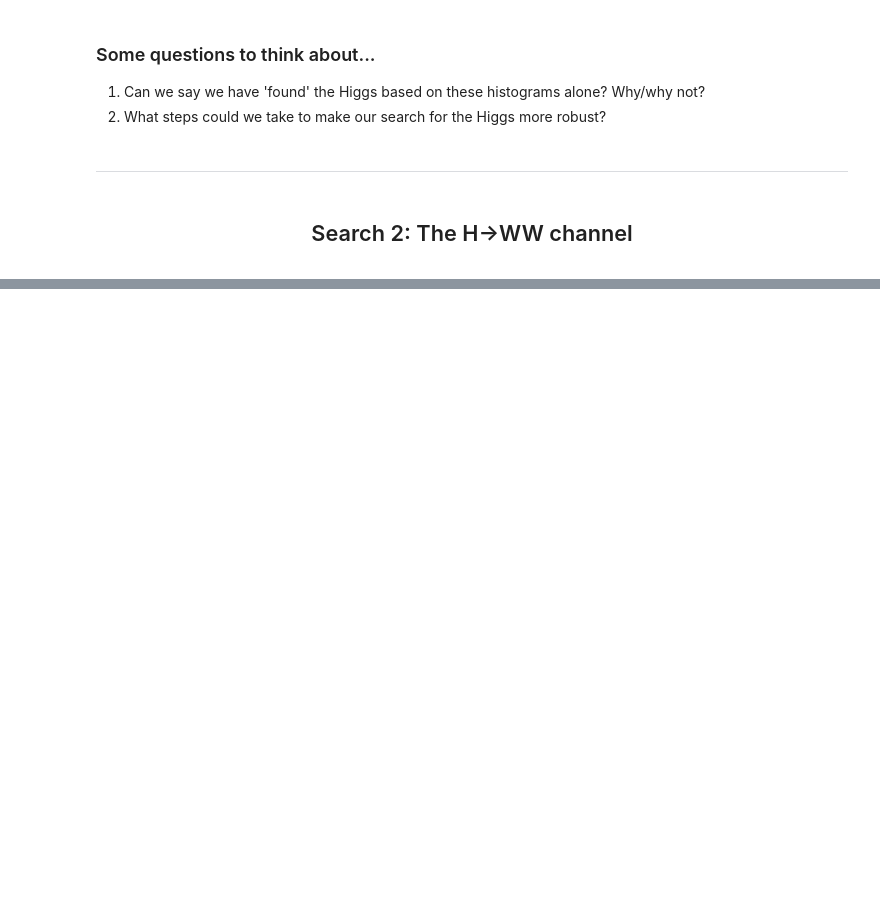
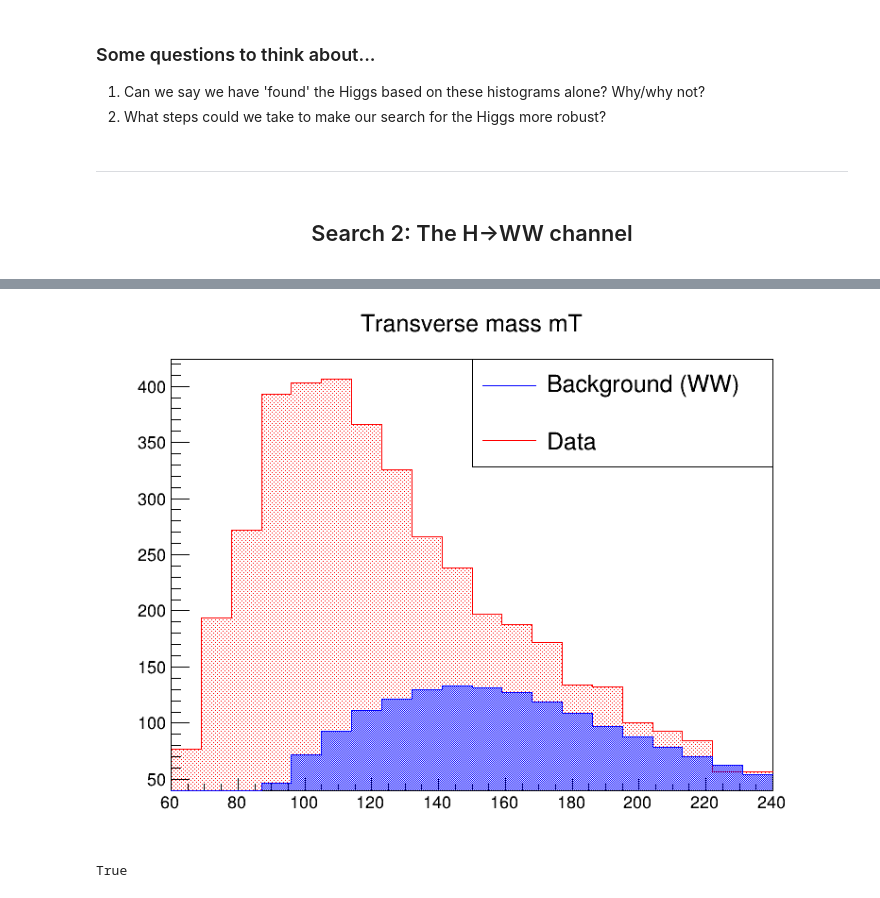
Before and after one commit to olaiya/notebooks-collection-opendata, a Jupyter notebook: Co-Creation3_HiggsSearch.ipynb, the cells around one changed output, grey strips where cells are left out. Drawn from its saved outputs; the diff is of its cells as text; code cells hidden in the pictures; blank space fills up the shorter version.

```diff
--- a/Co-Creation3_HiggsSearch.ipynb
+++ b/Co-Creation3_HiggsSearch.ipynb
@@ -353,9 +399,10 @@ SM WW-diboson Feynman diagram:
 # %%
-## reading the input files via internet (URL to the file)
+## qq->WW background (MC)
+bkg = ROOT.TFile.Open("https://atlas-opendata.web.cern.ch/atlas-opendata/samples/2020/2lep/MC/mc_363492.llvv.2lep.root")
+bkgTree = bkg.Get("mini")
+print('Tree contains %d entries\n' % bkgTree.GetEntries()) #Will need to be scaled to number of data events
 
-
-## WW
-bkg = ROOT.TFile.Open("https://atlas-opendata.web.cern.ch/atlas-opendata/samples/2020/2lep/MC/mc_363492.llvv.2lep.root")
-t_bkg = bkg.Get("mini")
-t_bkg.GetEntries()
+#Peek inside?
+view_branches = False #Set to True to look inside
+if view_branches: printTreeBranches(bkgTree)
 # %% [output]
@@ -415,0 +578,20 @@ Done!
+# %%
+h_dat.Draw("hist")
+h_bgs_scale.Draw("histsame")
+
+h_dat.SetStats(0)
+h_bgs_scale.SetStats(0)
+
+legend=ROOT.TLegend(0.5,0.7,0.9,0.9)
+legend.AddEntry(h_bgs_scale,"Background (WW) ","l")
+legend.AddEntry(h_dat,"Data","l")
+legend.Draw()
+
+c.Draw()
+# %% [output]
+[figure, added]
+# %%
+h_diff = h_dat.Clone("diff")
+h_diff.Add(h_bgs_scale,-1)
+# %% [output]
+True
```
Also changed, not shown: parts of 27 cells of this notebook, 1 other file.
